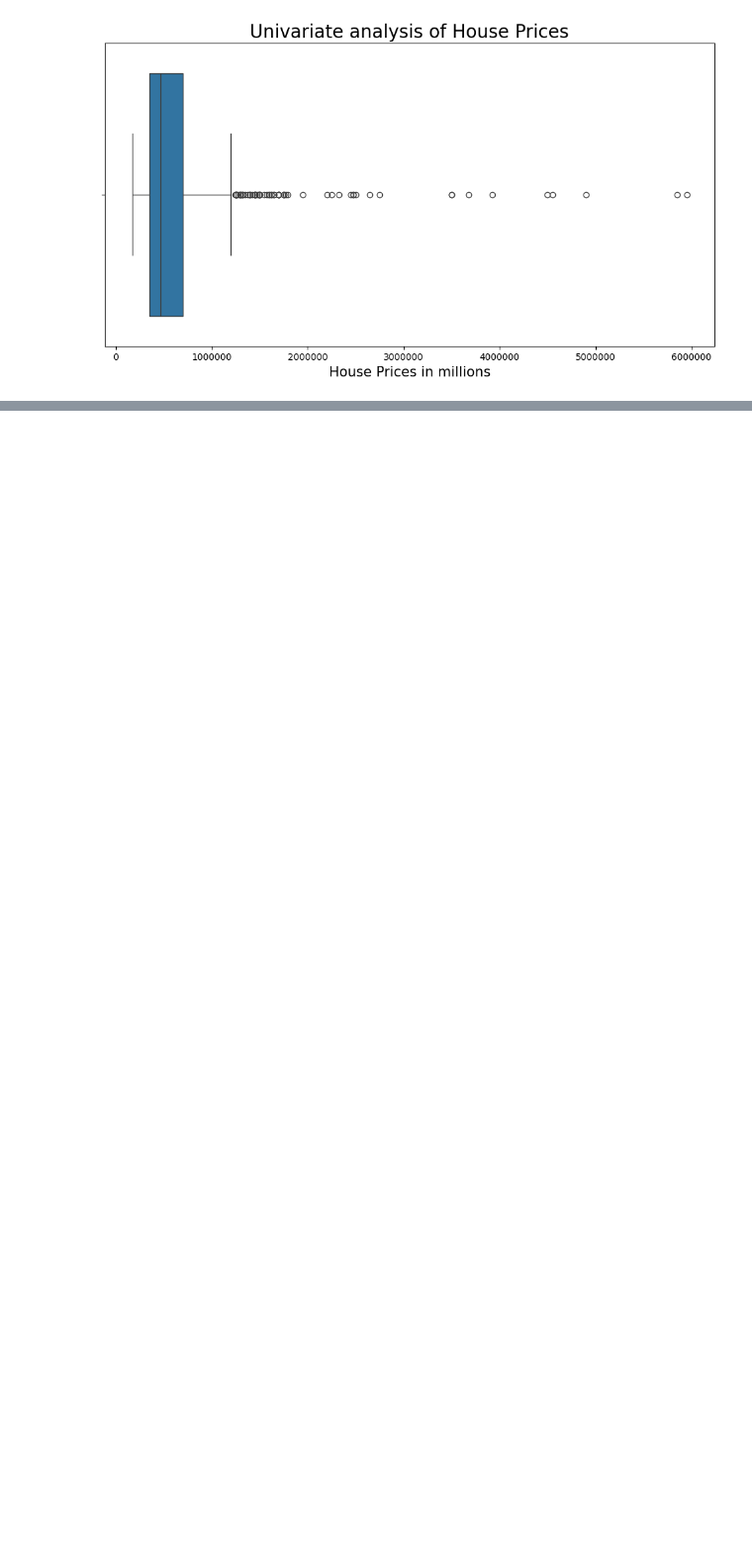
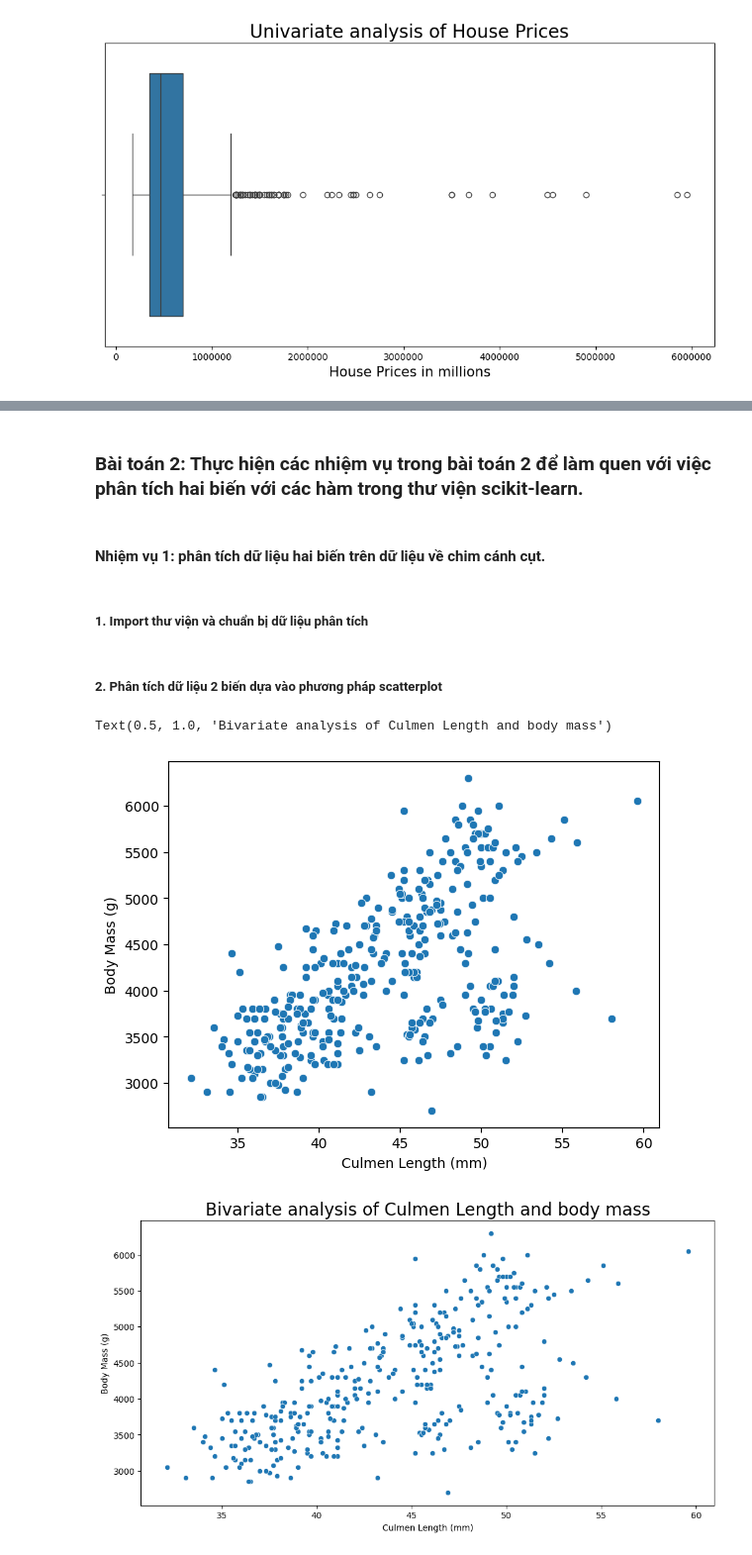
Before and after one commit to chien2734/sgu_data_analyst, a Jupyter notebook: BTL01_EDA/Task_1_3.ipynb, the cells around one changed output, grey strips where cells are left out. Shown at 99% size. Cells and saved outputs as stored; diff of their text form; code cells hidden in the pictures; blank space fills up the shorter version.

```diff
--- a/BTL01_EDA/Task_1_3.ipynb
+++ b/BTL01_EDA/Task_1_3.ipynb
@@ -182,0 +215,30 @@ plt.savefig("Boxplot.png")
+# %% [markdown]
+### **Bài toán 2**: Thực hiện các nhiệm vụ trong bài toán 2 để làm quen với việc phân tích hai biến với các hàm trong thư viện scikit-learn.
+# %% [markdown]
+#### **Nhiệm vụ 1**: phân tích dữ liệu hai biến trên dữ liệu về chim cánh cụt.
+# %% [markdown]
+##### 1. Import thư viện và chuẩn bị dữ liệu phân tích
+# %%
+import pandas as pd
+import matplotlib.pyplot as plt
+import seaborn as sns
+penguins_data = pd.read_csv("penguins_size.csv")
+penguins_data = penguins_data[['species','culmen_length_mm','body_mass_g']]
+# %% [markdown]
+##### 2. Phân tích dữ liệu 2 biến dựa vào phương pháp scatterplot
+# %%
+# case 1: basic
+sns.scatterplot(data = penguins_data, x= penguins_data["Culmen Length (mm)"],
+y= penguins_data['Body Mass (g)'])
+
+# case 2: advanced
+plt.figure(figsize= (12,6))
+ax = sns.scatterplot(data = penguins_data,
+x= penguins_data["Culmen Length (mm)"],
+y= penguins_data['Body Mass (g)'])
+ax.set_title('Bivariate analysis of Culmen Length and body mass', fontsize=
+20)
+# %% [output]
+Text(0.5, 1.0, 'Bivariate analysis of Culmen Length and body mass')
+[figure, added]
+[figure, added]
```
Also changed, not shown: parts of 46 cells of this notebook.
